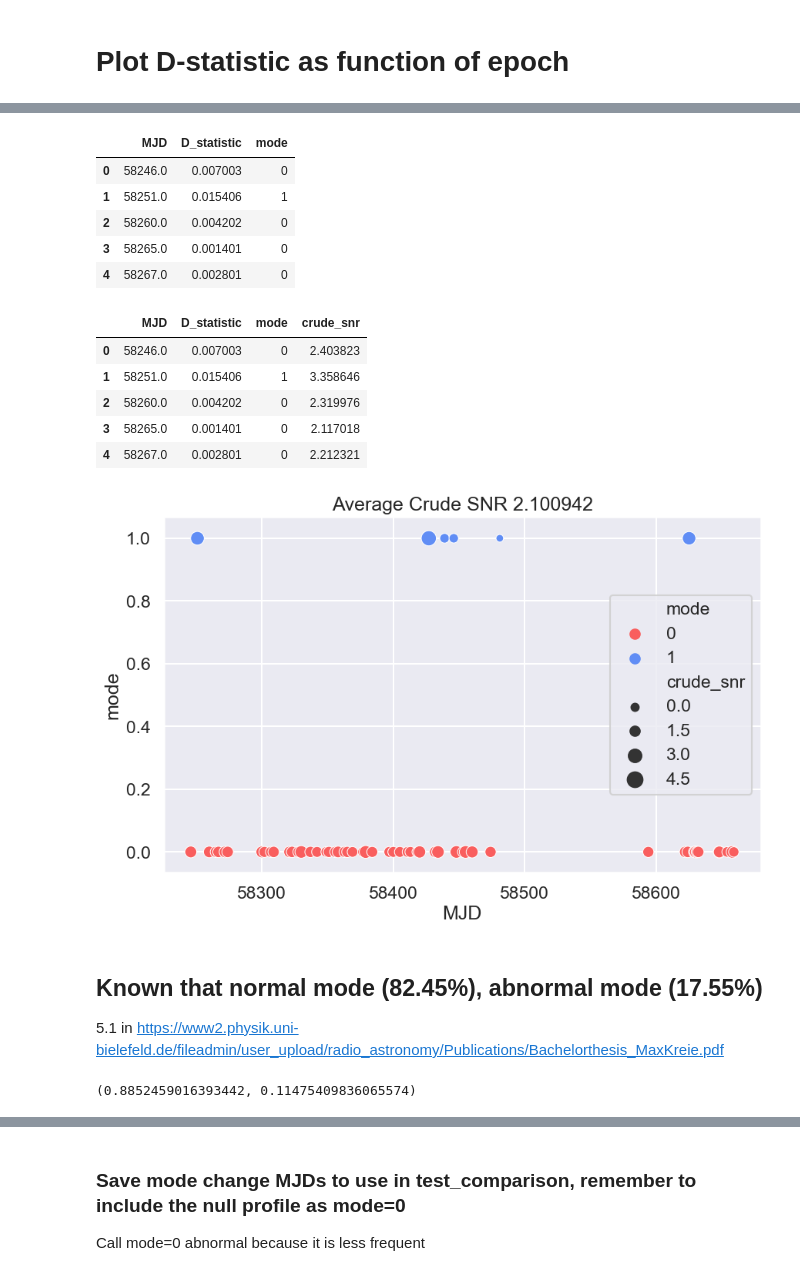
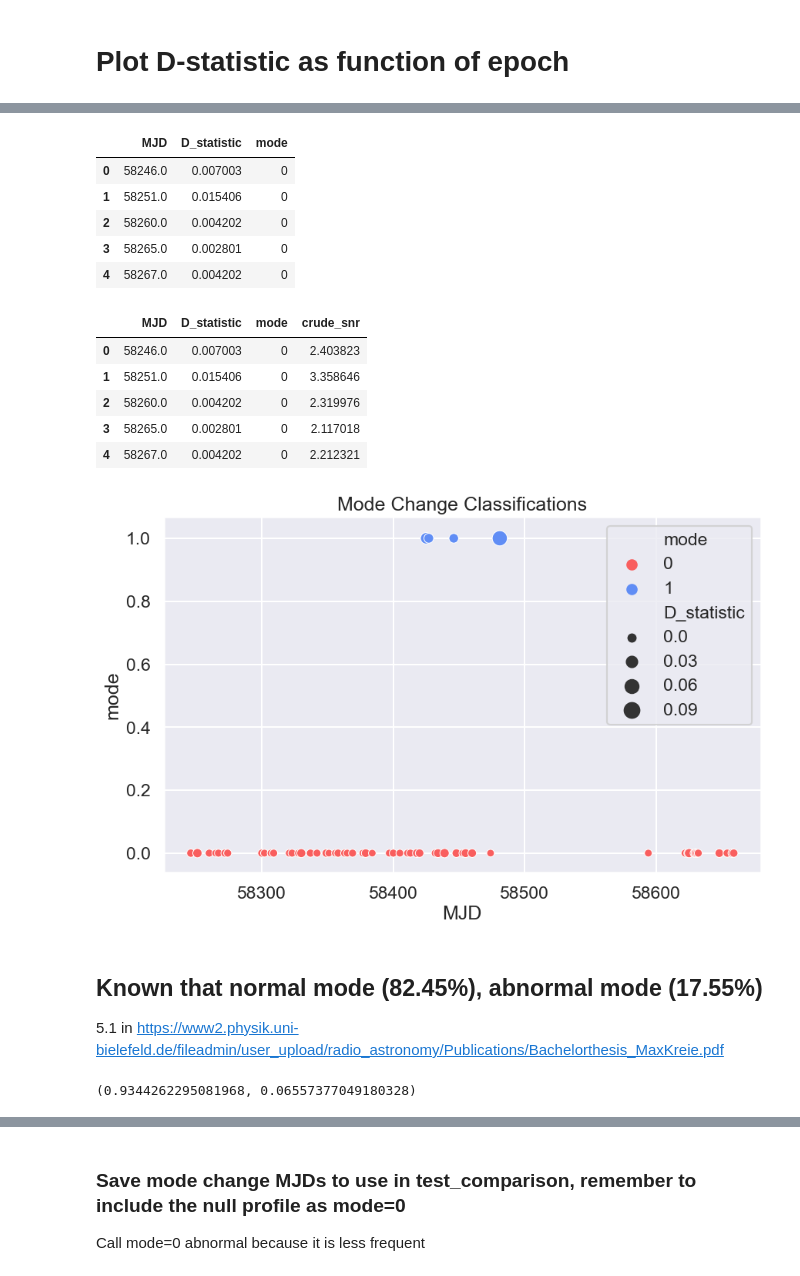
Before and after one commit to minyoungk99/IRES, a Jupyter notebook: J0332_KS_test_sim.ipynb, the cells around one changed output, grey strips where cells are left out. Saved outputs shown, nothing was run; the diff lists cells and outputs as text; code cells hidden in the pictures.

```diff
--- a/J0332_KS_test_sim.ipynb
+++ b/J0332_KS_test_sim.ipynb
@@ -69,7 +69,7 @@ sim_cdf = np.zeros((nsims,nbins))
 for i in range(nsims):
     noise_prof = prof[0] + np.random.randn(nbins)*sigma #add noise
     cumsum = np.cumsum(noise_prof) #compute cdf
-    sim_cdf[i] = cumsum / np.sum(cumsum) #normalize, add to sim_cdf
+    sim_cdf[i] = cumsum# / np.sum(cumsum) #normalize, add to sim_cdf
 # %%
 #save simulated cdf 2D array
 np.savetxt('./R_analysis/sim_cdf.txt',sim_cdf)
@@ -85,7 +85,7 @@ plt.show()
 # %%
 for i in range(nsims):
-    plt.plot(sim_cdf[i], alpha=.1)
-plt.plot(null, 'r', label='null')
+    plt.plot(sim_cdf[i], alpha=.1, color='r')
+plt.plot(null, 'k', label='null')
 plt.legend(loc=2)
 plt.title("Null CDF vs Simulated Null")
 plt.show()
@@ -99,7 +99,7 @@ cdf = np.zeros((len(prof)-1,nbins))
 
 for i in range(len(cdf)):
     cumsum = np.cumsum(prof[i+1]) #+1 to skip reference profile at index 0
-    cdf[i] = cumsum / np.sum(cumsum) #normalize
+    cdf[i] = cumsum #/ np.sum(cumsum) #normalize
 # %%
 for i in range(len(cdf)):
     plt.plot(cdf[i],'r', alpha=.1)
@@ -147,6 +158,6 @@ D_sim.max(), np.percentile(D_sim, q=95)
 # %%
 #Set critical value of D statistic as 95th percentile
-D_crit = np.percentile(D_sim, q=95)
+D_crit = np.percentile(D_sim, q=90)
 
 #import MJD
 mjd_orig = np.loadtxt('J0332_MJD.txt')
@@ -216,10 +216,10 @@ df.head()
 # %% [output]
 |  | MJD | D_statistic | mode |
 | 0 | 58246.0 | 0.007003 | 0 |
-| 1 | 58251.0 | 0.015406 | 1 |
+| 1 | 58251.0 | 0.015406 | 0 |
 | 2 | 58260.0 | 0.004202 | 0 |
-| 3 | 58265.0 | 0.001401 | 0 |
-| 4 | 58267.0 | 0.002801 | 0 |
+| 3 | 58265.0 | 0.002801 | 0 |
+| 4 | 58267.0 | 0.004202 | 0 |
 # %%
 def snr(a, axis=0, ddof=0):
     a = np.asanyarray(a)
@@ -238,23 +238,29 @@ df.head()
 # %% [output]
 |  | MJD | D_statistic | mode | crude_snr |
 | 0 | 58246.0 | 0.007003 | 0 | 2.403823 |
-| 1 | 58251.0 | 0.015406 | 1 | 3.358646 |
+| 1 | 58251.0 | 0.015406 | 0 | 3.358646 |
 | 2 | 58260.0 | 0.004202 | 0 | 2.319976 |
-| 3 | 58265.0 | 0.001401 | 0 | 2.117018 |
-| 4 | 58267.0 | 0.002801 | 0 | 2.212321 |
+| 3 | 58265.0 | 0.002801 | 0 | 2.117018 |
+| 4 | 58267.0 | 0.004202 | 0 | 2.212321 |
 # %%
 sns.set(context='talk', style='darkgrid')
 
 fig = plt.figure(figsize=(10,6))
 #cmap = sns.color_palette(palette='Set3', n_colors=2)
 cmap = sns.color_palette(['#F95E5E', '#608DF5'])
-ax = sns.scatterplot(x='MJD', y='mode', data=df, hue='mode', size='crude_snr', sizes=(50,200), \
+
+ax = sns.scatterplot(x='MJD', y='mode', data=df, hue='mode', size='D_statistic', sizes=(50,200), \
                      palette=cmap)
-ax.set_title('Average Crude SNR %f' % snr(np.average(prof,axis=0)))
+ax.set_title('Mode Change Classifications')
+
+
+#ax = sns.scatterplot(x='MJD', y='mode', data=df, hue='mode', size='crude_snr', sizes=(50,200), \
+#                     palette=cmap)
+#ax.set_title('Average Crude SNR %f' % snr(np.average(prof,axis=0)))
 
 plt.savefig('./plots/mode_binary.jpeg')
 # %% [output]
-[figure, old version]
+[figure, new version]
 # %% [markdown]
 ## Known that normal mode (82.45%), abnormal mode (17.55%)
 5.1 in
@@ -263,7 +269,7 @@ https://www2.physik.uni-bielefeld.de/fileadmin/user_upload/radio_astronomy/Publi
 #nprofs-1 because we don't count null profile (ind=0)
 len(df[df['mode'] == 0]) / (nprofs-1), len(df[df['mode'] == 1]) / (nprofs-1)
 # %% [output]
-(0.8852459016393442, 0.11475409836065574)
+(0.9344262295081968, 0.06557377049180328)
 # %%
 # visually compare profiles of those with min and max D statistic
 plt.plot(prof[D_real.argmax() + 1],
```
Also changed, not shown: parts of 13 cells of this notebook, 42 other files.
